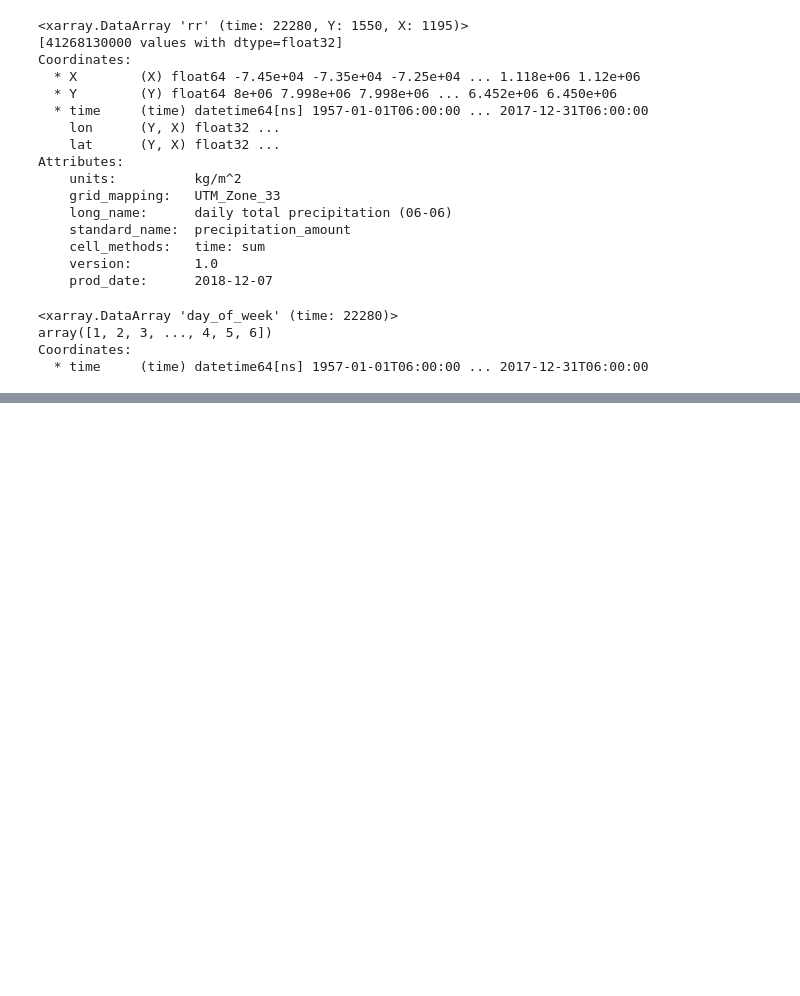
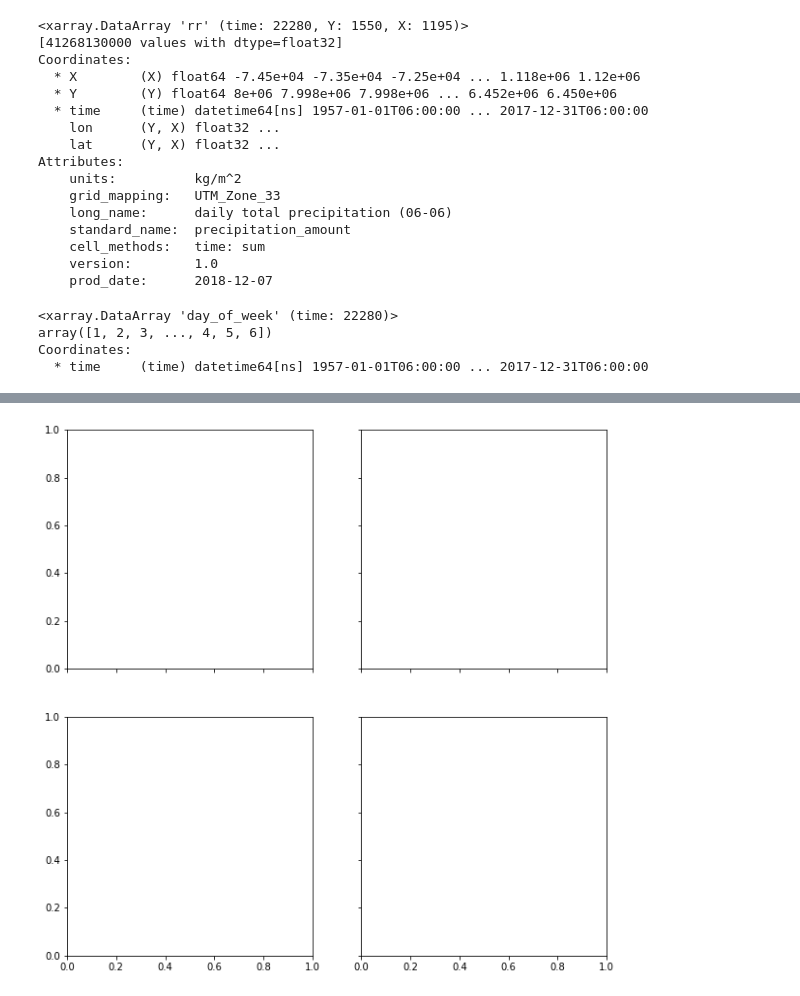
Before and after one commit to varyabazilova/rain, a Jupyter notebook: rain_new.ipynb, the cells around one changed output, grey strips where cells are left out. Cells and saved outputs as stored; diff of their text form; code cells hidden in the pictures; blank space fills up the shorter version.

```diff
--- a/rain_new.ipynb
+++ b/rain_new.ipynb
@@ -82,0 +98,27 @@ day6 = mean2016_rain.isel(day_of_week=6)
+# %%
+## plot data:
+
+# create a 2x2 matrix of axes that use the same x and y limits
+fig, ax = plt.subplots(2, 2, sharex=True, sharey=True, figsize=(10, 10))
+
+def plot_hist(ax):
+    '''
+    A function to plot a 2d histogram
+
+    This mainly exists to make it easier to edit all 4 plots at once
+
+    hist2d returns all of the histogram information and the updated
+    axes object. this function only returns the updated axes object.
+    '''
+    x1, x2, x3, cbar = ax.hist2d(x[:,0], x[:,1], bins=50, cmap='plasma')
+    return cbar
+
+#plot_hist(ax[0][0])
+#plot_hist(ax[0][1])
+#plot_hist(ax[1][0])
+#
+## returns the quadmesh axis that is necessary to know informations about
+## the colormaps. see above function
+#cbar = plot_hist(ax[1][1])
+# %% [output]
+[figure, added]
```
Also changed, not shown: parts of 6 cells of this notebook.
